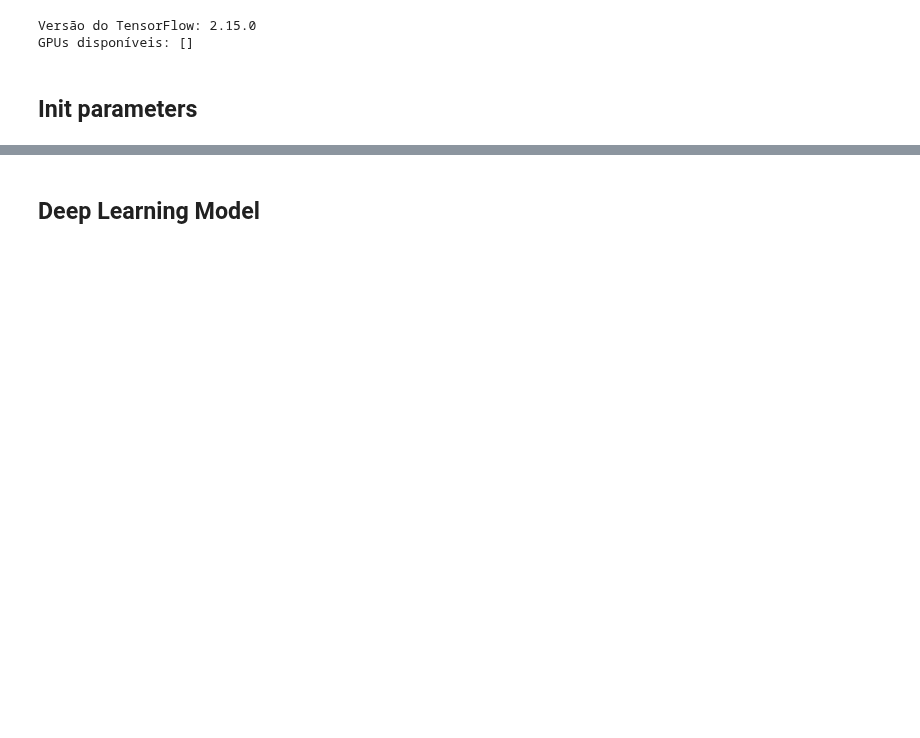
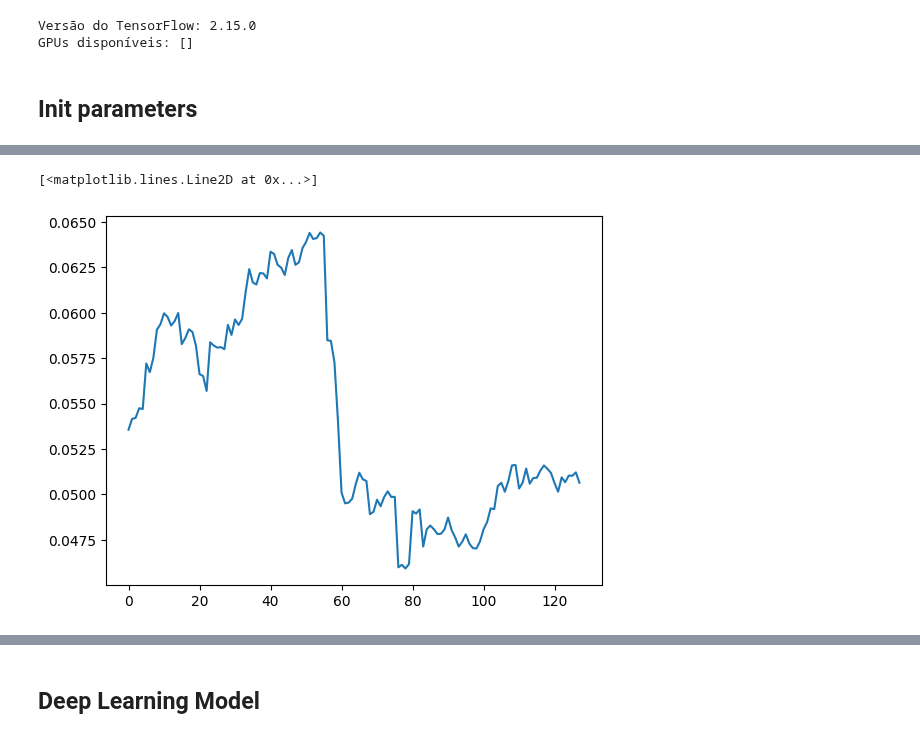
Before and after one commit to brunoodutra/Time_Series_Forecast, a Jupyter notebook: acoes/deep_trade_crypto_classification_2D.ipynb, the cells around one changed output, grey strips where cells are left out. Saved outputs shown, nothing was run; the diff lists cells and outputs as text; code cells hidden in the pictures; blank space fills up the shorter version.

```diff
--- a/acoes/deep_trade_crypto_classification_2D.ipynb
+++ b/acoes/deep_trade_crypto_classification_2D.ipynb
@@ -79,12 +91,22 @@ features_indicators=['SCP', 'RSI_14', 'Williams_R', 'MFI','MACD']
 # %%
 
 
-pred_days = 45
-#pred_days = 11
+features_indicators=['Close','SCP', 'RSI_14', 'Williams_R', 'MFI','MACD',
+                     'EMA9', 'EMA20', 'EMA50', 'EMA100', 'EMA200', 'MA111', 'MA350',
+                     'Bollinger_Bands_Upper', 'Bollinger_Bands_Middle', 'Bollinger_Bands_Lower',
+                     'CCI',  'ROC', 'Chaikin_Money_Flow']
+
+#pred_days = 60
+#pred_days = 30
+pred_days = 40
 buy_sell_threshold=[0.05,-0.05]
-lookback = 20
+#lookback = 20
+#lookback = 60
+lookback = 40# 30 # 40
+
 batch_size = 128
 shuffle = False
+data_augmentation =True
 
 min_norm=-1
 max_norm=1
@@ -100,0 +137,5 @@ input_shape
+# %%
+plt.plot(X_data_gen_train[10][1][0])
+# %% [output]
+[<matplotlib.lines.Line2D at 0x...>]
+[figure, added]
```
Also changed, not shown: parts of 29 cells of this notebook, 1 other file.
